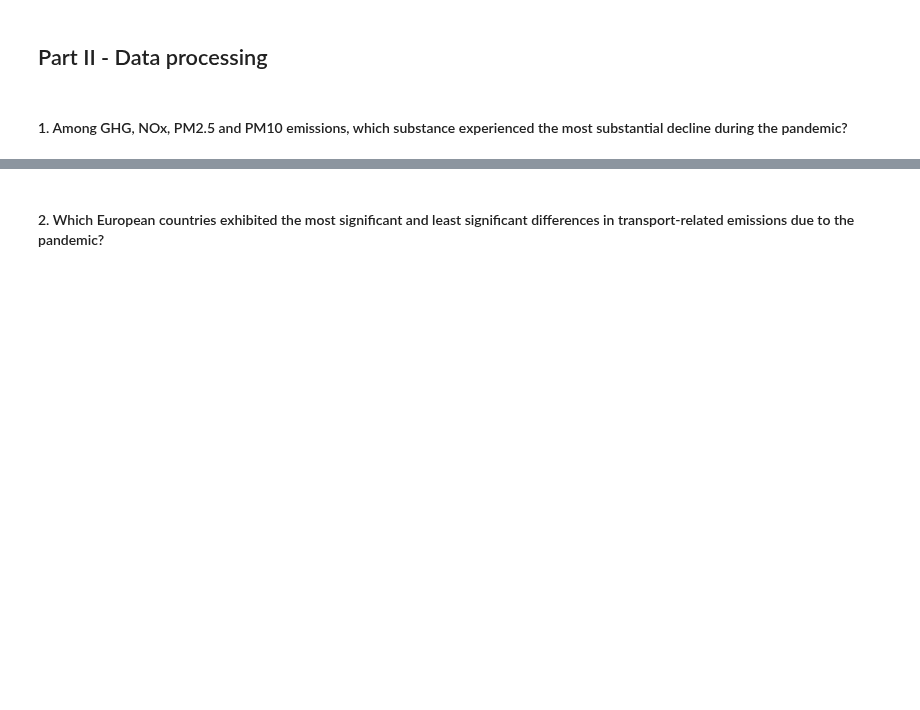
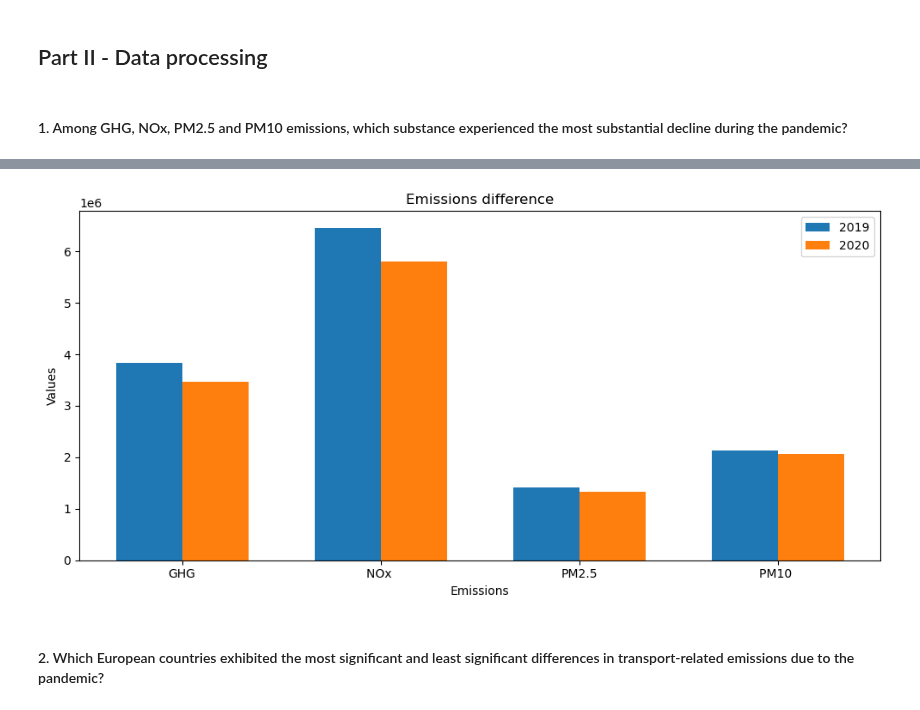
Before and after one commit to HHappy7/TIL6010-GroupProject, a Jupyter notebook: GroupProject-Layout2.ipynb, the cells around one changed output, grey strips where cells are left out. Cells and saved outputs as stored; diff of their text form; code cells hidden in the pictures; blank space fills up the shorter version.

```diff
--- a/GroupProject-Layout2.ipynb
+++ b/GroupProject-Layout2.ipynb
@@ -161,18 +280,76 @@ df_GDP
 # Getting the sum of the column 2019 and 2020 of the GHG dataset
 total_GHG_emissions_2019 = round(df_GHG['2019'].sum(),2)
 total_GHG_emissions_2020 = round(df_GHG['2020'].sum(),2)
+difference_GHG = 100 - (total_GHG_emissions_2020/total_GHG_emissions_2019) * 100
 
-#total_NOx_emissions_2019 = round(df_NOx['2019'].sum(),2)
-#total_NOx_emissions_2020 = round(df_NOx['2020'].sum(),2)
+total_NOx_emissions_2019 = round(df_NOx['2019'].sum(),2)
+total_NOx_emissions_2020 = round(df_NOx['2020'].sum(),2)
+difference_NOx = 100 - (total_NOx_emissions_2020/total_NOx_emissions_2019) * 100
 
-#total_PM2_5_emissions_2019 = round(df_twofive['2019'].sum(),2)
-#total_PM2_5_emissions_2020 = round(df_twofive['2020'].sum(),2)
+total_PM_2_5_emissions_2019 = round(df_PM_2_5['2019'].sum(),2)
+total_PM_2_5_emissions_2020 = round(df_PM_2_5['2020'].sum(),2)
+difference_PM_2_5 = 100 - (total_PM_2_5_emissions_2020/total_PM_2_5_emissions_2019) * 100
 
-#total_PM10_emissions_2019 = round(df_ten['2019'].sum(),2)
-#total_PM10_emissions_2020 = round(df_ten['2020'].sum(),2)
+total_PM_10_emissions_2019 = round(df_PM_10['2019'].sum(),2)
+total_PM_10_emissions_2020 = round(df_PM_10['2020'].sum(),2)
+difference_PM_10 = 100 - (total_PM_10_emissions_2020/total_PM_10_emissions_2019) * 100
+
+#Print the total emissions just to check if the summation code works.
+print('Total GHG emissions in 2019', str(total_GHG_emissions_2019))
+print('Total GHG emissions in 2020', str(total_GHG_emissions_2020))
+print('The percentual change is', round(difference_GHG,2), '%')
+print('\n')
+print('Total NOx emissions in 2019', str(total_NOx_emissions_2019))
+print('Total NOx emissions in 2020', str(total_NOx_emissions_2020))
+print('The percentual change is', round(difference_NOx,2), '%')
+print('\n')
+print('Total PM2.5 emissions in 2019', str(total_PM_2_5_emissions_2019))
+print('Total PM2.5 emissions in 2020', str(total_PM_2_5_emissions_2020))
+print('The percentual change is', round(difference_PM_2_5,2), '%')
+print('\n')
+print('Total PM10 emissions in 2019', str(total_PM_10_emissions_2019))
+print('Total PM10 emissions in 2020', str(total_PM_10_emissions_2020))
+print('The percentual change is', round(difference_PM_10,2), '%')
 
 
-#Print the total emissions just to check if the summation code works.
-print('total GHG emissions in 2019'+total_GHG_emissions_2019)
-print('total GHG emissions in 2020'+total_GHG_emissions_2020)
+Emissions = ['GHG', 'NOx ', 'PM2.5', 'PM10 ']
+group1_values = [total_GHG_emissions_2019, total_NOx_emissions_2019, total_PM_2_5_emissions_2019, total_PM_10_emissions_2019]
+group2_values = [total_GHG_emissions_2020, total_NOx_emissions_2020, total_PM_2_5_emissions_2020, total_PM_10_emissions_2020]
+
+#Values = [total_GHG_emissions_2019, total_GHG_emissions_2020, total_NOx_emissions_2019, total_NOx_emissions_2020
+#            , total_PM_2_5_emissions_2019, total_PM_2_5_emissions_2020, total_PM_10_emissions_2019 , total_PM_10_emissions_2020]
+
+# Create bar plot
+
+# Number of Emissions types
+n_emissions = len(Emissions)
+
+# Positions of the left bar-boundaries
+bar_width = 0.4  # Width of the bars
+index = np.arange(n_emissions)  # Array with elements [0, 1, 2, 3] for 4 categories
+
+
+# Now to adjust the positions for group spacing, increase the index gap
+space_between_groups = 0.2  # Can adjust for more space between groups
+index = index * (1 + space_between_groups)  # Scale up indices for spacing
+
+fig, ax = plt.subplots(figsize=(10, 5))
+
+bar1 = ax.bar(index - bar_width/2, group1_values, bar_width, label='2019')
+bar2 = ax.bar(index + bar_width/2, group2_values, bar_width, label='2020')
+
+
+# Add some text for labels, title and axes ticks
+ax.set_xlabel('Emissions')
+ax.set_ylabel('Values')
+ax.set_title('Emissions difference')
+ax.set_xticks(index)
+ax.set_xticklabels(Emissions)
+ax.legend()
+
+# Create a bit more space around the plot for aesthetics
+plt.tight_layout()
+
+# Show the figure
+plt.show()
 # %% [output]
@@ -180,3 +374,4 @@ TypeError: unsupported operand type(s) for +: 'int' and 'str'
+[figure, added]
 # %% [markdown]
 #### 2. Which European countries exhibited the most significant and least significant differences in transport-related emissions due to the pandemic?
 # %%
```
Also changed, not shown: parts of 10 cells of this notebook.
